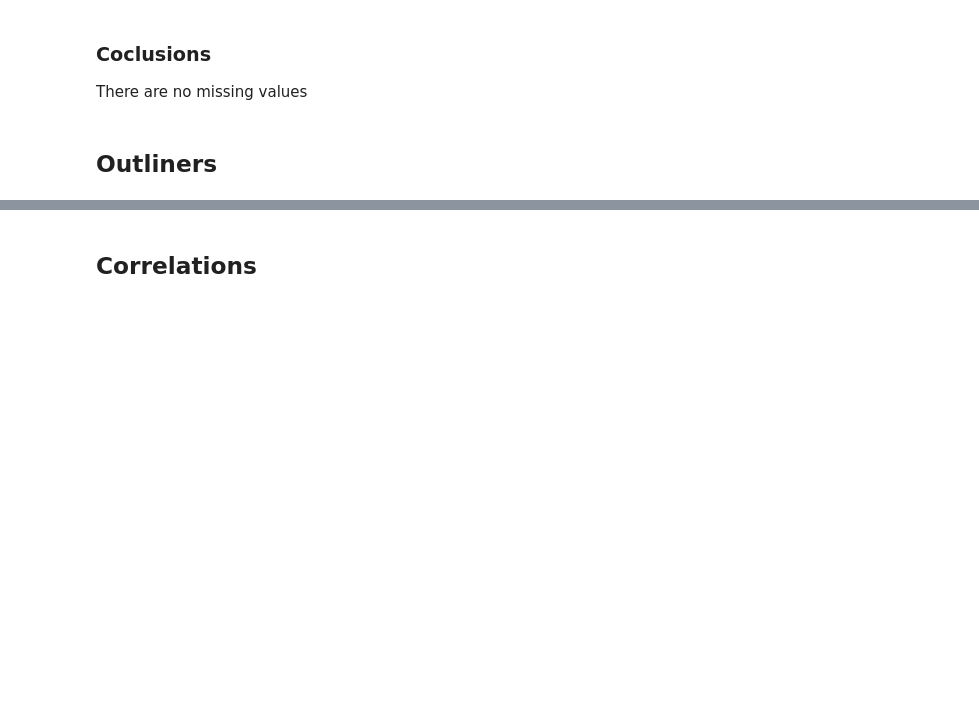
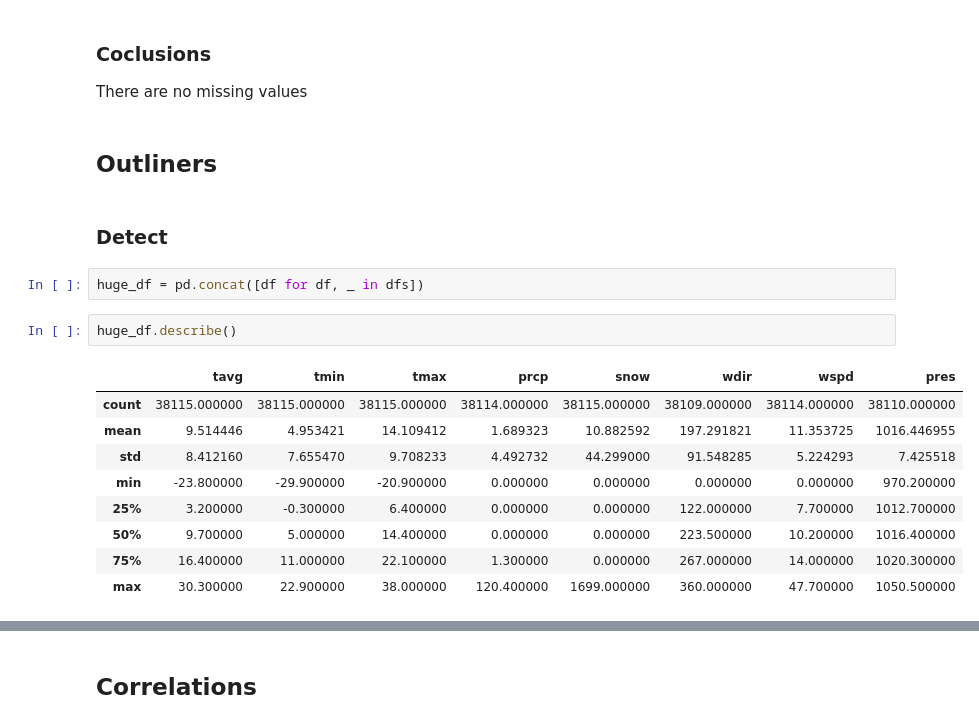
Before and after one commit to Matthev00/Meteo_model, a Jupyter notebook: notebooks/02_exploratory_data_analysis.ipynb, the cells around one changed output, grey strips where cells are left out. Drawn from its saved outputs; the diff is of its cells as text; blank space fills up the shorter version.

```diff
--- a/notebooks/02_exploratory_data_analysis.ipynb
+++ b/notebooks/02_exploratory_data_analysis.ipynb
@@ -839,3 +841,19 @@ nan_wspd_df
 There are no missing values
 # %% [markdown]
 ## Outliners
+# %% [markdown]
+### Detect
+# %%
+huge_df = pd.concat([df for df, _ in dfs])
+# %%
+huge_df.describe()
+# %% [output]
+|  | tavg | tmin | tmax | prcp | snow | wdir | wspd | pres |
+| count | 38115.000000 | 38115.000000 | 38115.000000 | 38114.000000 | 38115.000000 | 38109.000000 | 38114.000000 | 38110.000000 |
+| mean | 9.514446 | 4.953421 | 14.109412 | 1.689323 | 10.882592 | 197.291821 | 11.353725 | 1016.446955 |
+| std | 8.412160 | 7.655470 | 9.708233 | 4.492732 | 44.299000 | 91.548285 | 5.224293 | 7.425518 |
+| min | -23.800000 | -29.900000 | -20.900000 | 0.000000 | 0.000000 | 0.000000 | 0.000000 | 970.200000 |
+| 25% | 3.200000 | -0.300000 | 6.400000 | 0.000000 | 0.000000 | 122.000000 | 7.700000 | 1012.700000 |
+| 50% | 9.700000 | 5.000000 | 14.400000 | 0.000000 | 0.000000 | 223.500000 | 10.200000 | 1016.400000 |
+| 75% | 16.400000 | 11.000000 | 22.100000 | 1.300000 | 0.000000 | 267.000000 | 14.000000 | 1020.300000 |
+| max | 30.300000 | 22.900000 | 38.000000 | 120.400000 | 1699.000000 | 360.000000 | 47.700000 | 1050.500000 |
```
Also changed, not shown: parts of 8 cells of this notebook, 2 other files.
